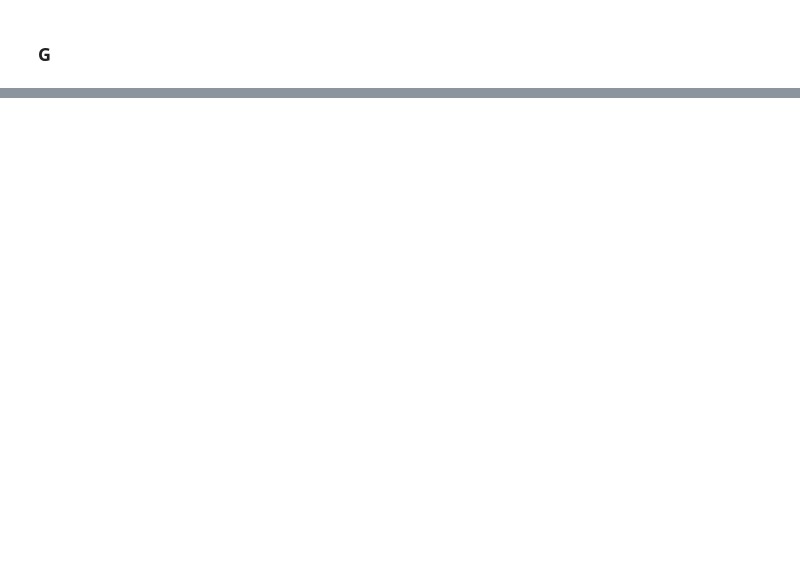
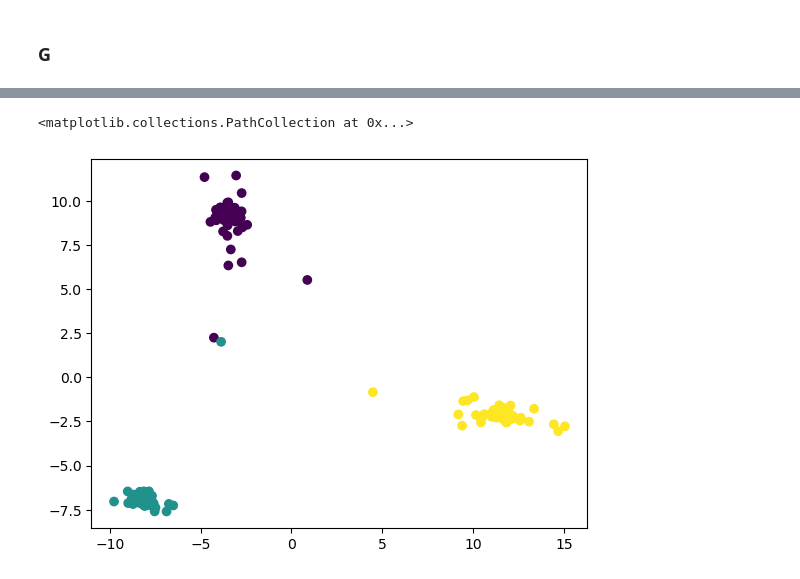
Before and after one commit to al-pi314/computer_vision, a Jupyter notebook: assigments/assignment6/solutions.ipynb, the cells around one changed output, grey strips where cells are left out. Saved outputs shown, nothing was run; the diff lists cells and outputs as text; code cells hidden in the pictures; blank space fills up the shorter version.

```diff
--- a/assigments/assignment6/solutions.ipynb
+++ b/assigments/assignment6/solutions.ipynb
@@ -338,0 +411,14 @@ axes[1].scatter(lda_projected_three[0], lda_projected_three[1], label='space thr
+# %%
+space_one, one_sahpe = load_space('./assigments/assignment6/data/faces/1')
+space_two, two_sahpe = load_space('./assigments/assignment6/data/faces/2')
+space_three, three_sahpe = load_space('./assigments/assignment6/data/faces/3')
+
+X_train = np.hstack((space_one, space_two, space_three)).T
+Y_train = np.hstack((np.zeros(space_one.shape[1]), np.ones(space_two.shape[1]), np.ones(space_three.shape[1]) * 2))
+# %%
+data_proj = LDA.fit_transform(X_train, Y_train)
+# %%
+plt.scatter(data_proj[:, 0], data_proj[:, 1], c=Y_train)
+# %% [output]
+<matplotlib.collections.PathCollection at 0x...>
+[figure, added]
```
Also changed, not shown: parts of 46 cells of this notebook.
